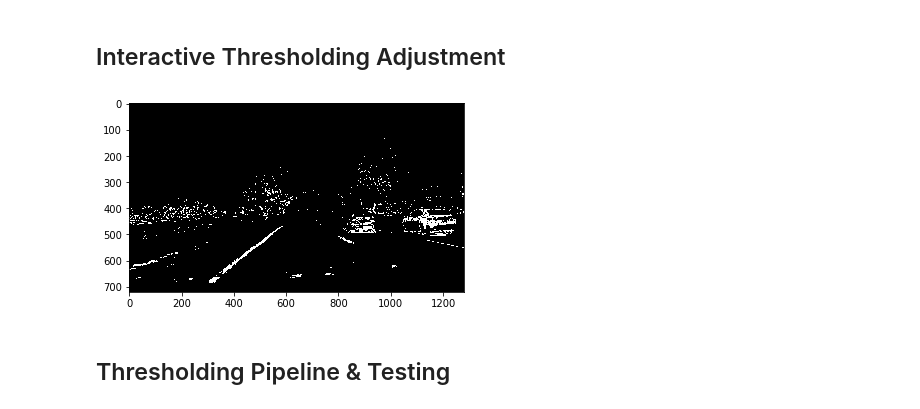
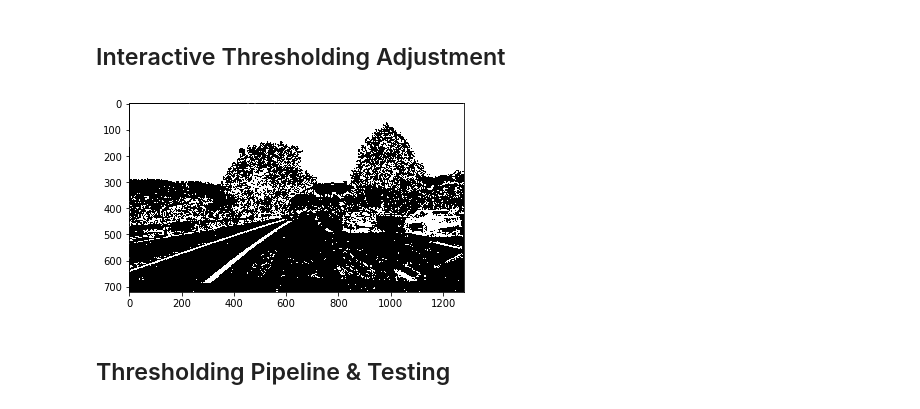
Before and after one commit to tx2016/Self-Driving_Car-Nanodegree-Projects, a Jupyter notebook: CarND-Advanced-Lane-Lines/Camera_Calibration & Interactive_Thresholding.ipynb, the cells around one changed output. Saved outputs shown, nothing was run; the diff lists cells and outputs as text; code cells hidden in the pictures.

```diff
--- a/CarND-Advanced-Lane-Lines/Camera_Calibration & Interactive_Thresholding.ipynb
+++ b/CarND-Advanced-Lane-Lines/Camera_Calibration & Interactive_Thresholding.ipynb
@@ -154,39 +154,67 @@ def hls_select(img, thresh=(0, 255)):
     s_binary = np.zeros_like(s_channel)
     s_binary[(s_channel > thresh[0]) & (s_channel <= thresh[1])] = 1
     return s_binary
+# %%
+# Color thresholding, takes saturation and value in single channel
+def color_thr(img, s_thresh = (0,255), v_thresh = (0,255)):
+
+    hls = cv2.cvtColor(img, cv2.COLOR_RGB2HLS)
+    # read the s channel
+    s_channel = hls[:,:,2]
+    # Convert to HSV
+    hsv = cv2.cvtColor(img, cv2.COLOR_RGB2HSV)
+    # read the v channel
+    v_channel = hls[:,:,2]
+
+    s_binary = np.zeros_like(s_channel)
+    s_binary[(s_channel > s_thresh[0]) & (s_channel <= s_thresh[1])] = 1
+
+    v_binary = np.zeros_like(v_channel)
+    v_binary[(v_channel > v_thresh[0]) & (v_channel <= v_thresh[1])] = 1
+    vs_binary = ((s_binary == 1) | (v_binary == 1))
+    return vs_binary
 # %% [markdown]
 ## Interactive Thresholding Adjustment
 # %%
 # Combining thresholds
-image = mpimg.imread('test_images/test4.jpg')
-def update(ksize, min_gradx, max_gradx, min_grady, max_grady, min_mag, max_mag, min_dir, max_dir, min_s, max_s):
+image = mpimg.imread('test_images/test1.jpg')
+def update(ksize, min_gradx, max_gradx, min_grady, max_grady, min_mag, max_mag, min_dir, max_dir, min_s, max_s, min_v, max_v):
     # Apply each of the thresholding functions
     gradx = abs_sobel_thresh(image, orient='x', sobel_kernel=ksize, thresh=(min_gradx,max_gradx))
     grady = abs_sobel_thresh(image, orient='y', sobel_kernel=ksize, thresh=(min_grady,max_grady))
     mag_binary = mag_thresh(image, sobel_kernel=ksize, mag_thresh=(min_mag,max_mag))
     dir_binary = dir_threshold(image, sobel_kernel=ksize, thresh=(min_dir,max_dir))
     s_binary = hls_select(image, thresh=(min_s,max_s))
+    vs_binary = color_thr(image, s_thresh=(min_s, max_s), v_thresh=(min_v, max_v))
 
-    combined = np.zeros_like(dir_binary)
+
+    combined = np.zeros_like(gradx)
+#     combined[(gradx == 1) & (grady == 1) | (vs_binary == 1)] = 1
 #     combined[((gradx == 1) & (grady == 1)) | ((mag_binary == 1) & (dir_binary == 1))] = 1
-    combined[((gradx == 1) & (grady == 1)) | ((mag_binary == 1) & (dir_binary == 1)) | (s_binary == 1)] = 1
+#     combined[((gradx == 1) & (grady == 1)) | ((mag_binary == 1) & (dir_binary == 1))] = 1
+    combined[((gradx == 1) & (grady == 1)) | ((mag_binary == 1) & (dir_binary == 1)) | ((s_binary == 1))] = 1
+#     color_binary = np.zeros_like(gradx)
+#     color_binary[(combined == 1) | (vs_binary == 1)] = 1
+
     plt.imshow(combined, cmap='gray')
+#     plt.imshow(color_binary, cmap='gray')
 # # Run the function
 # grad_binary = abs_sobel_thresh(image, orient='x', thresh_min=20, thresh_max=100)
 # # Run the function
 # mag_binary = mag_thresh(image, sobel_kernel=3, mag_thresh=(30, 100))
 # # Run the function
 # dir_binary = dir_threshold(image, sobel_kernel=15, thresh=(0.7, 1.3))
 
 
 interact(update, ksize=(1,31,2),
          min_gradx=(0,255), max_gradx=(0,255),
          min_grady=(0,255), max_grady=(0,255),
          min_mag = (0,255), max_mag = (0,255),
          min_dir=(0,np.pi/2), max_dir=(0,np.pi/2),
-         min_s   = (0,255),    max_s = (0,255));
+         min_s   = (0,255),    max_s = (0,255),
+         min_v   = (0,255),    max_v = (0,255));
 # %% [output]
-[figure, old version]
+[figure, new version]
 # %% [markdown]
 ## Thresholding Pipeline & Testing
 # %%
```
Also changed, not shown: parts of 14 cells of this notebook.
